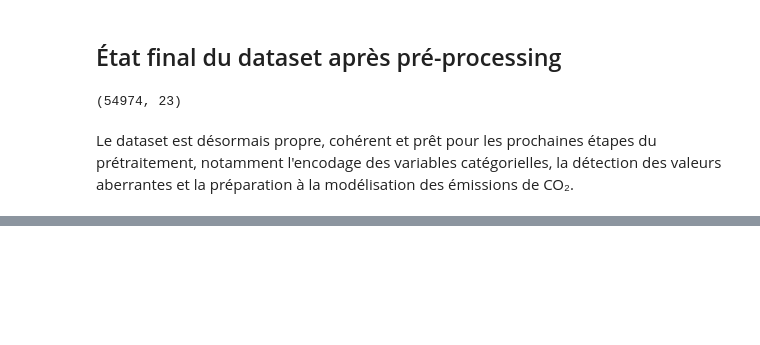
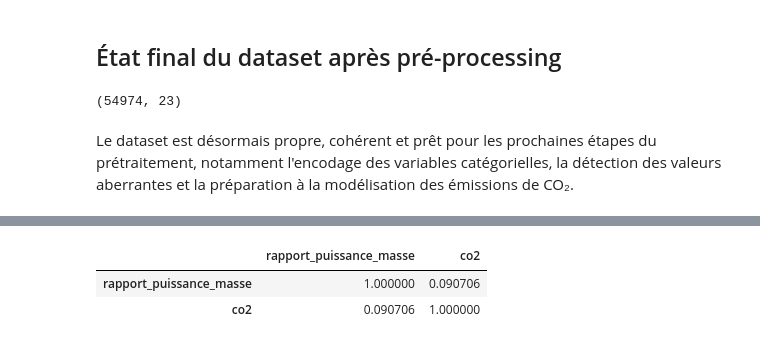
Before and after one commit to LarissaVarnakova/Projet_CO2, a Jupyter notebook: notebooks/preprocessing_aziz.ipynb, the cells around one changed output, grey strips where cells are left out. Saved outputs shown, nothing was run; the diff lists cells and outputs as text; code cells hidden in the pictures; blank space fills up the shorter version.

```diff
--- a/notebooks/preprocessing_aziz.ipynb
+++ b/notebooks/preprocessing_aziz.ipynb
@@ -332,0 +396,6 @@ Le dataset est désormais propre, cohérent et prêt pour les prochaines étapes
+# %%
+df_2014[['rapport_puissance_masse', 'co2']].corr()
+# %% [output]
+|  | rapport_puissance_masse | co2 |
+| rapport_puissance_masse | 1.000000 | 0.090706 |
+| co2 | 0.090706 | 1.000000 |
```
Also changed, not shown: parts of 22 cells of this notebook.
